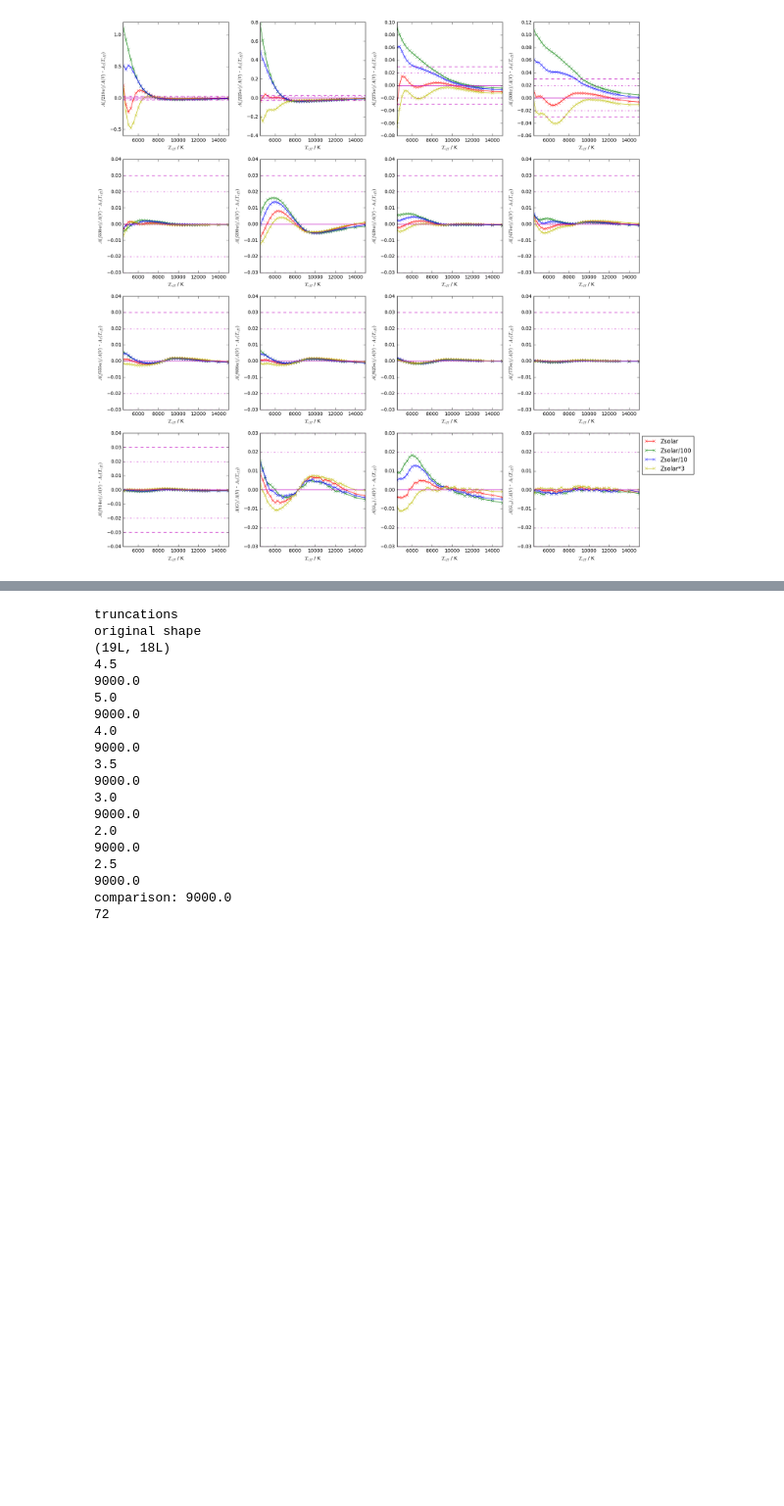
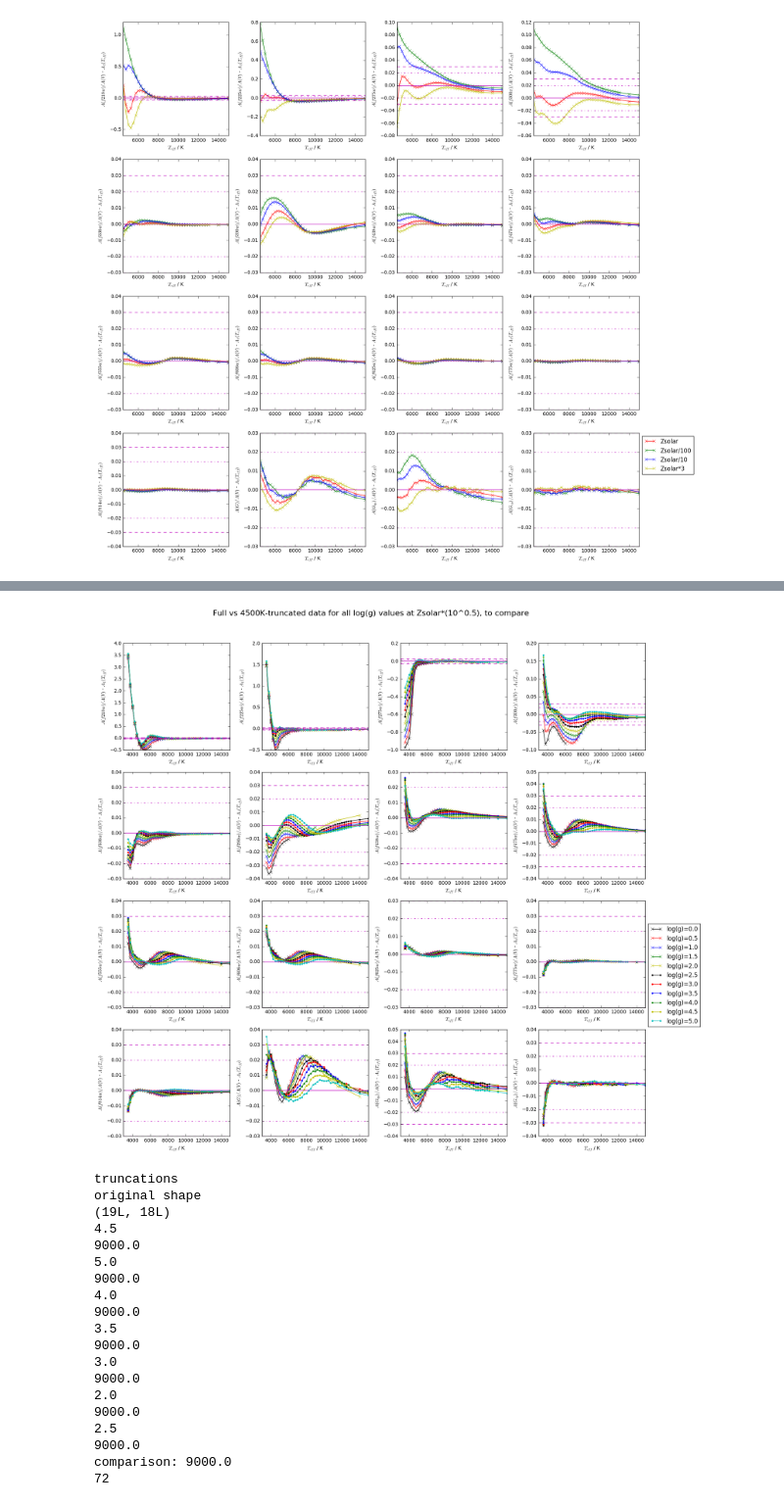
Before and after one commit to AlexlwAstro/phd_work, a Jupyter notebook: gaia_spectra_plots.ipynb, the cells around one changed output, grey strips where cells are left out. Shown at 98% size. Cells and saved outputs as stored; diff of their text form; code cells hidden in the pictures; blank space fills up the shorter version.

```diff
--- a/gaia_spectra_plots.ipynb
+++ b/gaia_spectra_plots.ipynb
@@ -2348,3 +2369,53 @@ fig.savefig(('Aall_R1_diff_comparison_logg_all_Zh_15000K.pdf'), bbox_inches='tig
+# %%
+fig, truncax = plt.subplots(nrows=4,ncols=4,figsize=(16, 16))
+truncax = truncax.ravel()
+
+Teff_cut = 15000
+lgc_keys_low = ['0.0','0.5','1.0','1.5','2.0']
+lgc_keys_high = ['2.5','3.0','3.5','4.0','4.5']
+color_arr = ['k','r','b','g','y']#,'c'
+
+for i in range(2,18):
+    col_ind = 0
+    #for key in sorted(comb_dict_zs_4500K.iterkeys()):lgc_keys_low lgc_keys_high
+    for key in sorted(comb_dict_zs_4500K.iterkeys()):
+        if (key == '5.0'):
+            tint = 'c'
+            mk_sty = '.'
+        elif (col_ind < len(color_arr)):
+            tint = color_arr[col_ind]
+            if key in lgc_keys_high:
+                mk_sty = '.'
+            else:
+                mk_sty = 'x'
+        else:
+            tint = color_arr[(col_ind - len(color_arr))]
+            mk_sty = '.'
+        #truncax[i-2].plot((comb_dict_zs_4500K[key])[:,0],(comb_dict_zs_4500K[key])[:,i],marker=mk_sty,label=('log(g)='+str(key)),color=tint)
+        truncax[i-2].plot((comb_dict_zs[key])[:,0],((comb_dict_zs[key])[:,i] - (R1_sim_points_dict_full[key])[:,i]),marker=mk_sty,label=('log(g)='+str(key)),color=tint)#,linestyle='')
+        col_ind += 1
+
+    truncax[i-2].axhline(y=0,color='m')
+    truncax[i-2].axhline(y=0.03,color='m',linestyle='--')
+    truncax[i-2].axhline(y=-0.03,color='m',linestyle='--')
+    truncax[i-2].axhline(y=0.02,color='m',linestyle='-.')
+    truncax[i-2].axhline(y=-0.02,color='m',linestyle='-.')
+    #truncax[i-2].axhline(y=max((comb_dict_zs_4500K['5.0'])[:,i]),color='m')
+    truncax[i-2].ticklabel_format(useOffset=False)
+    truncax[i-2].set_xlabel(var_names_comb[0])
+    truncax[i-2].set_ylabel(var_names_comb[i] + ' - $A_{1}(T_{eff})$')
+    #truncax[i-2].set_ylim(-0.03,0.03)
+    truncax[i-2].set_xlim(3000,15000)
+
+sup_title_str = 'Full vs 4500K-truncated data for all log(g) values at Zsolar*(10^0.5), to compare'
+fig.suptitle(sup_title_str,size=16)
+fig.tight_layout()
+fig.subplots_adjust(top=0.92)
+plt.legend(loc='lower left', bbox_to_anchor=(1.0, 0.0))
+plt.show()
+fig.savefig(('Aall_R1_fulldata_diff_comparison_logg_all_Zsolar_15000K.pdf'), bbox_inches='tight')# _high _low _all
+# %% [output]
+[figure, added]
 # %%
 # log(g) ratio comparison
 lgc_keys_low = ['0.0','0.5','1.0','1.5','2.0']
```
Also changed, not shown: parts of 4 cells of this notebook, 5 other files.
